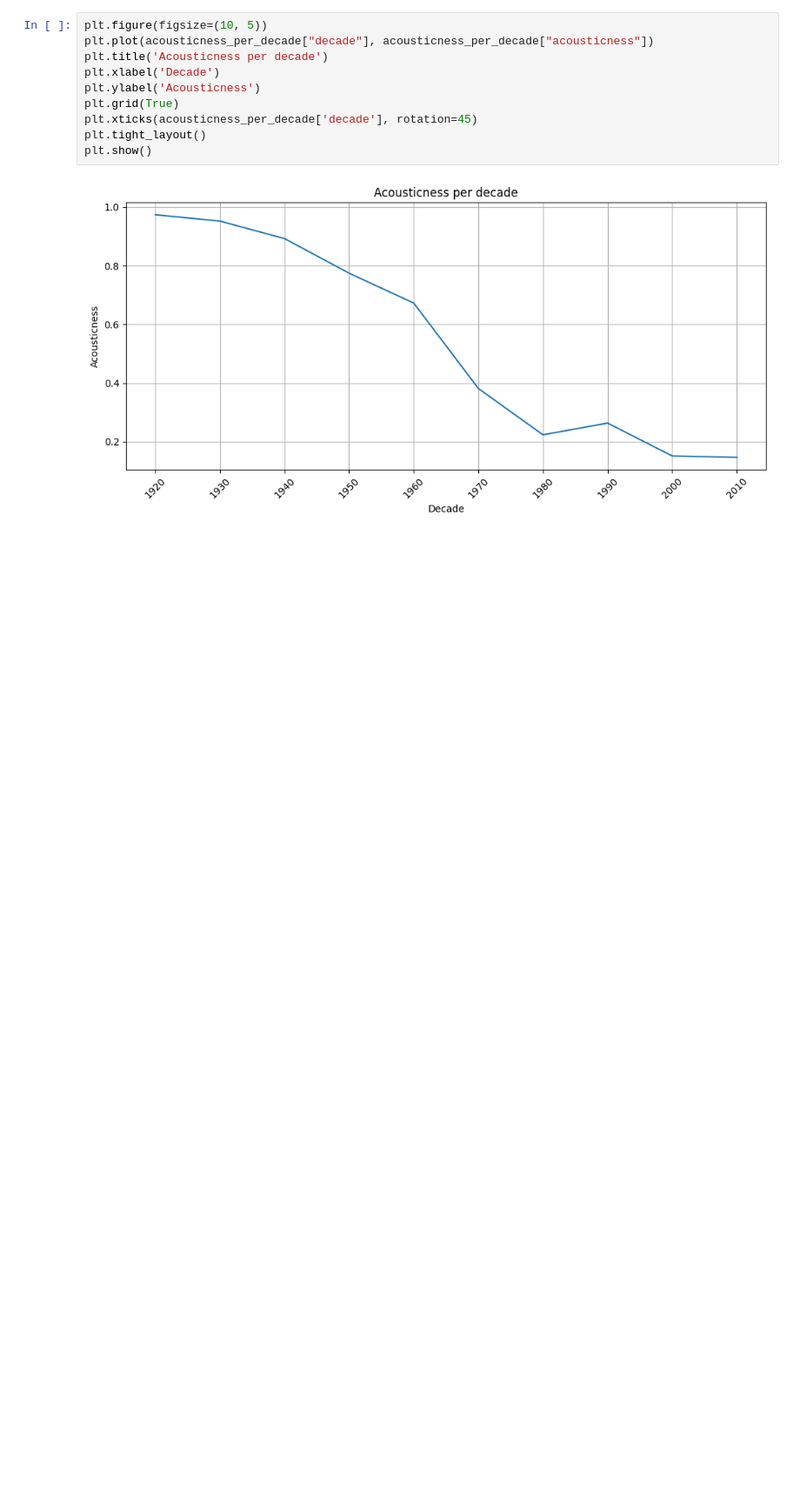
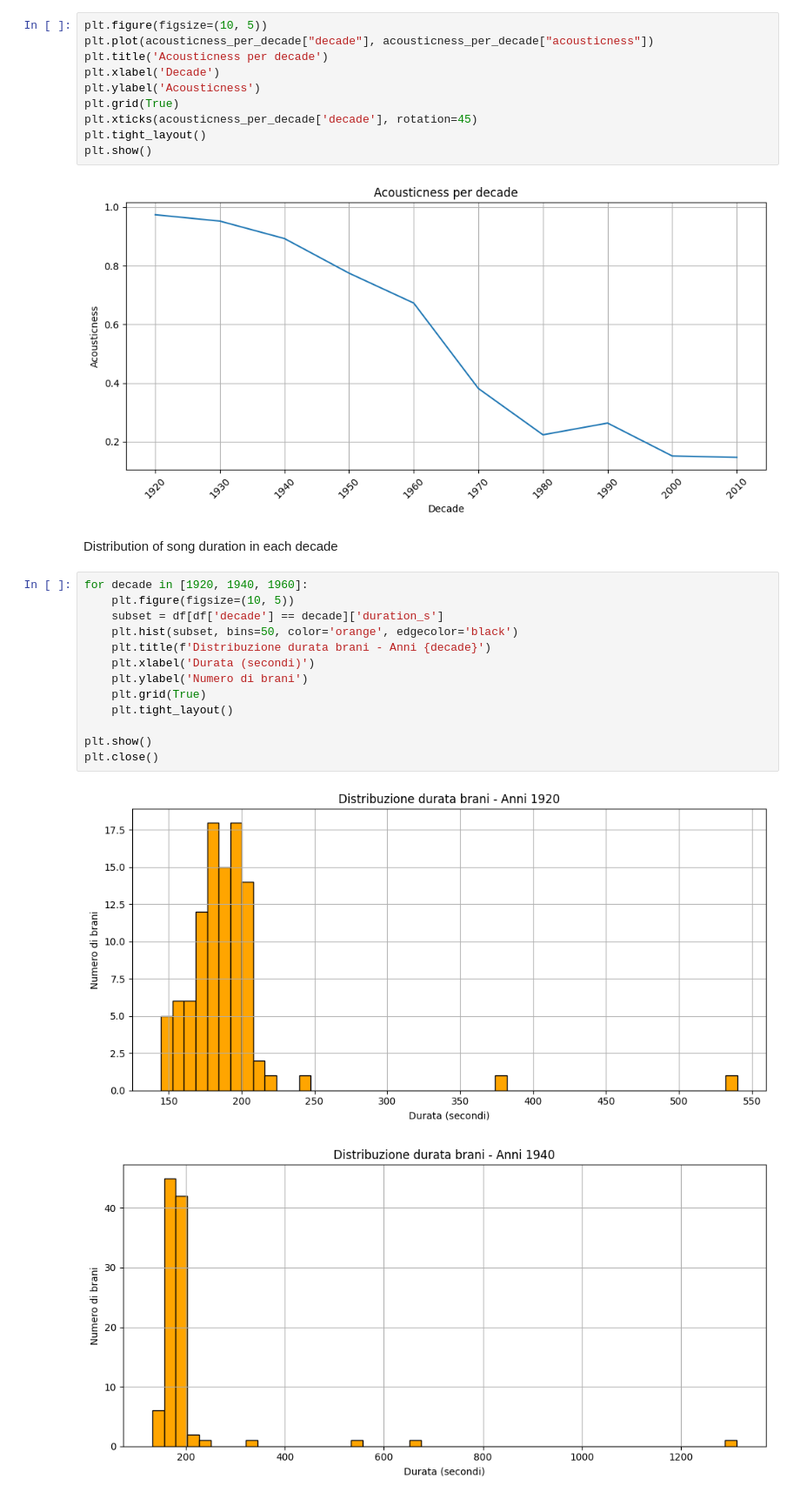
Before and after one commit to leotodisco/Spotify-Data-Analysis, a Jupyter notebook: src/spotify_eda.ipynb, the cells around one changed output. Shown at 87% size. Drawn from its saved outputs; the diff is of its cells as text; blank space fills up the shorter version.

Commit message:
add correlation analysis and a bit of distribution analtysis

```diff
--- a/src/spotify_eda.ipynb
+++ b/src/spotify_eda.ipynb
@@ -304,3 +342,21 @@ plt.tight_layout()
 plt.show()
 # %% [output]
 [figure]
+# %% [markdown]
+Distribution of song duration in each decade
+# %%
+for decade in [1920, 1940, 1960]:
+    plt.figure(figsize=(10, 5))
+    subset = df[df['decade'] == decade]['duration_s']
+    plt.hist(subset, bins=50, color='orange', edgecolor='black')
+    plt.title(f'Distribuzione durata brani - Anni {decade}')
+    plt.xlabel('Durata (secondi)')
+    plt.ylabel('Numero di brani')
+    plt.grid(True)
+    plt.tight_layout()
+
+plt.show()
+plt.close()
+# %% [output]
+[figure, added]
+[figure, added]
```
Also changed, not shown: parts of 10 cells of this notebook.
